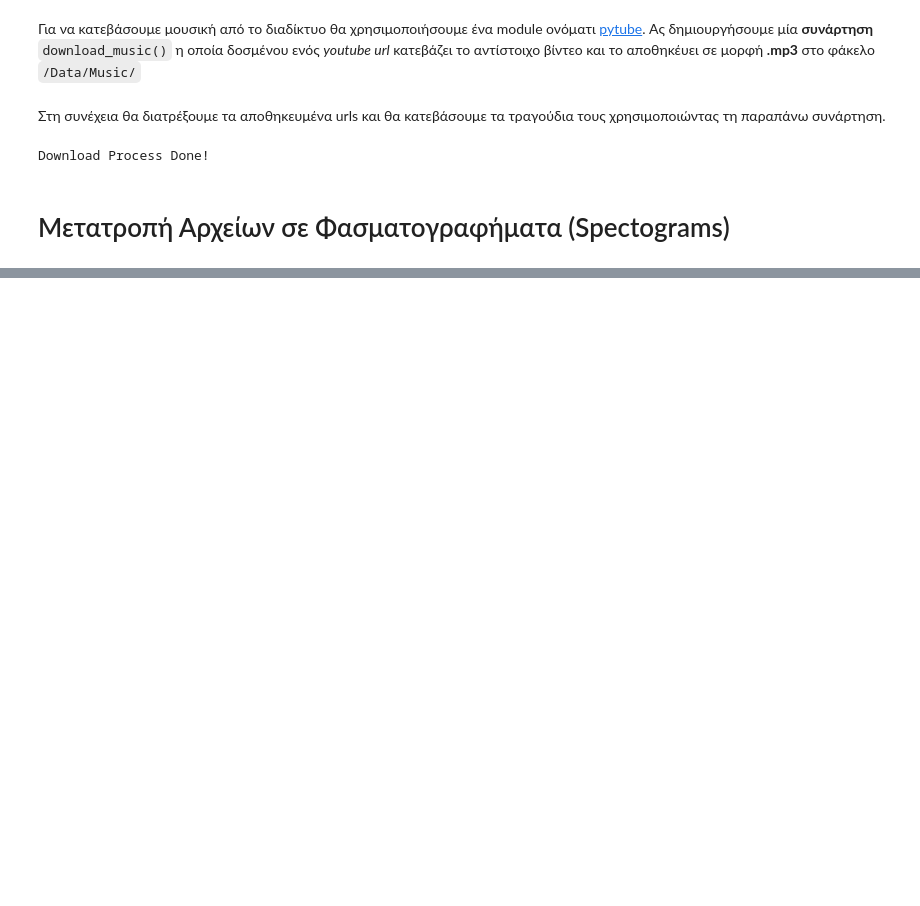
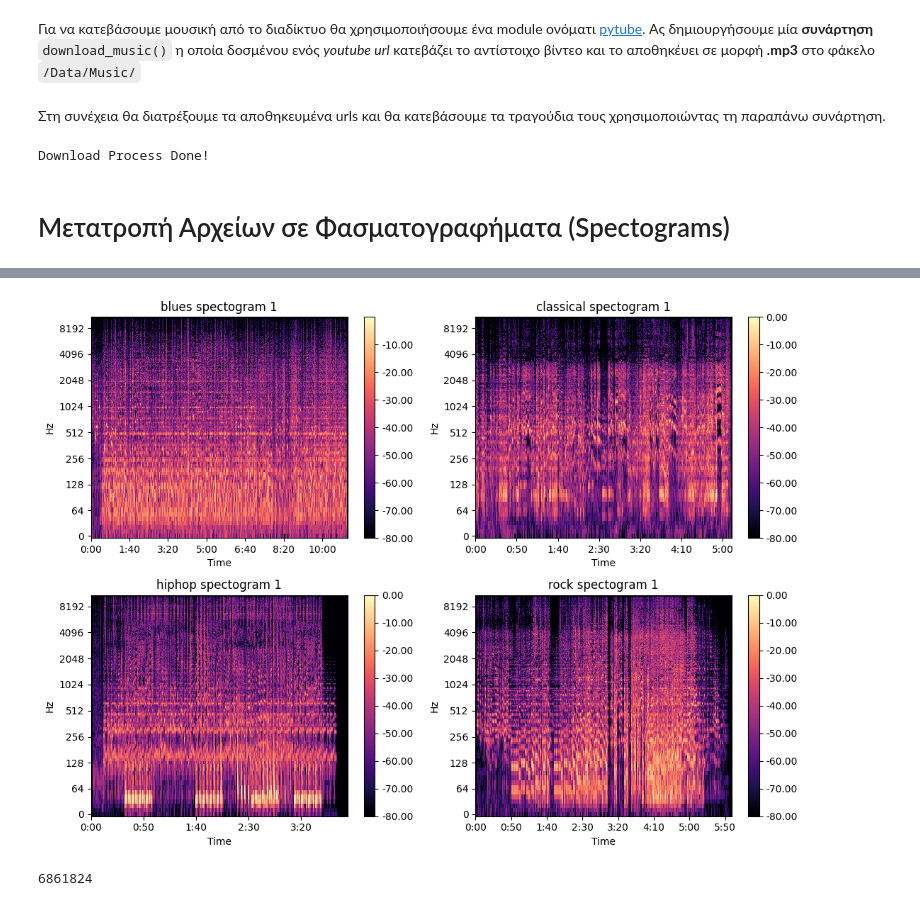
Before and after one commit to AntonisZks/Music-Category-Identifier, a Jupyter notebook: Notebooks/data_initalization.ipynb, the cells around one changed output, grey strips where cells are left out. Saved outputs shown, nothing was run; the diff lists cells and outputs as text; code cells hidden in the pictures; blank space fills up the shorter version.

```diff
--- a/Notebooks/data_initalization.ipynb
+++ b/Notebooks/data_initalization.ipynb
@@ -115,0 +204,37 @@ Download Process Done!
+# %%
+import librosa
+import numpy as np
+
+music_spectograms = {key: [] for key in CATEGORIES_NAMES}
+
+for category in CATEGORIES_NAMES:
+    for i in range(len(music_audio[category])):
+        D = librosa.stft(music_audio[category][i][0])
+        S_db = librosa.amplitude_to_db(np.abs(D), ref=np.max)
+        music_spectograms[category].append(S_db)
+# %%
+import librosa.display
+
+SAMPLE_TO_SHOW = 0 # The first sample
+
+categories = ((CATEGORIES_NAMES[0], CATEGORIES_NAMES[1]), (CATEGORIES_NAMES[2], CATEGORIES_NAMES[3]))
+
+fig, axes = plt.subplots(2, 2, figsize=(11, 8))
+
+for i in range(len(categories)):
+    for j in range(len(categories[i])):
+        #random_sample = randrange(0, len(music_audio[category]))
+        img = librosa.display.specshow(
+            music_spectograms[categories[i][j]][SAMPLE_TO_SHOW], x_axis='time', y_axis='log', ax=axes[i][j])
+
+        axes[i][j].set_title(f"{categories[i][j]} spectogram {SAMPLE_TO_SHOW + 1}")
+        fig.colorbar(img, ax=axes[i][j], format='%0.2f')
+
+plt.tight_layout()
+plt.show()
+# %% [output]
+[figure, added]
+# %%
+print(len(music_audio['classical'][0][0]))
+# %% [output]
+6861824
```
Also changed, not shown: parts of 7 cells of this notebook, 5 other files.
